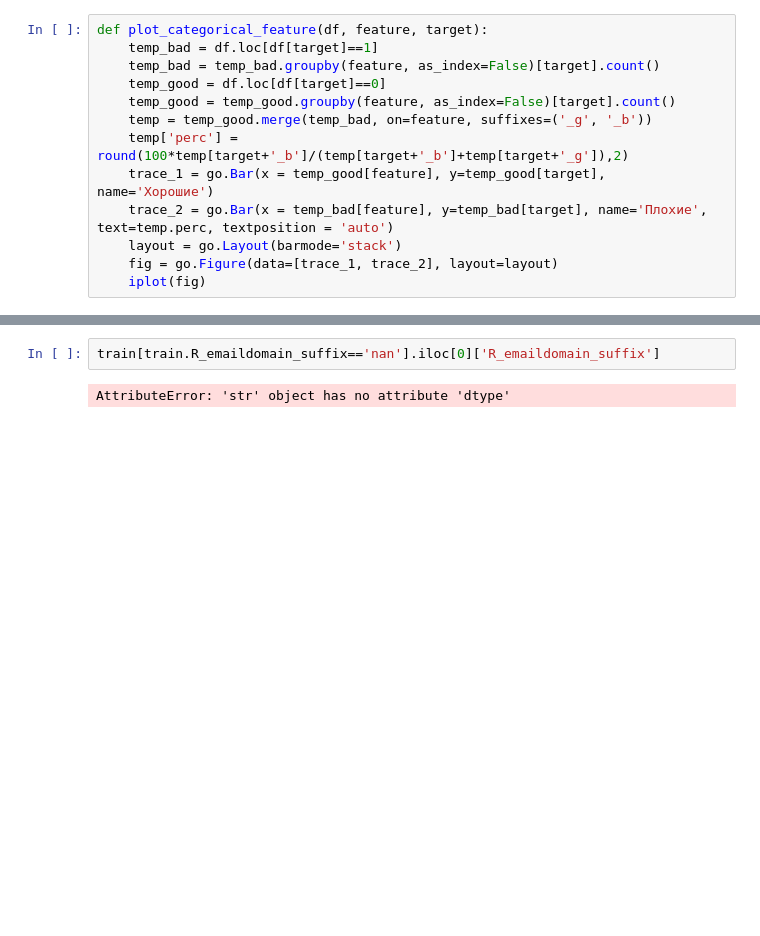
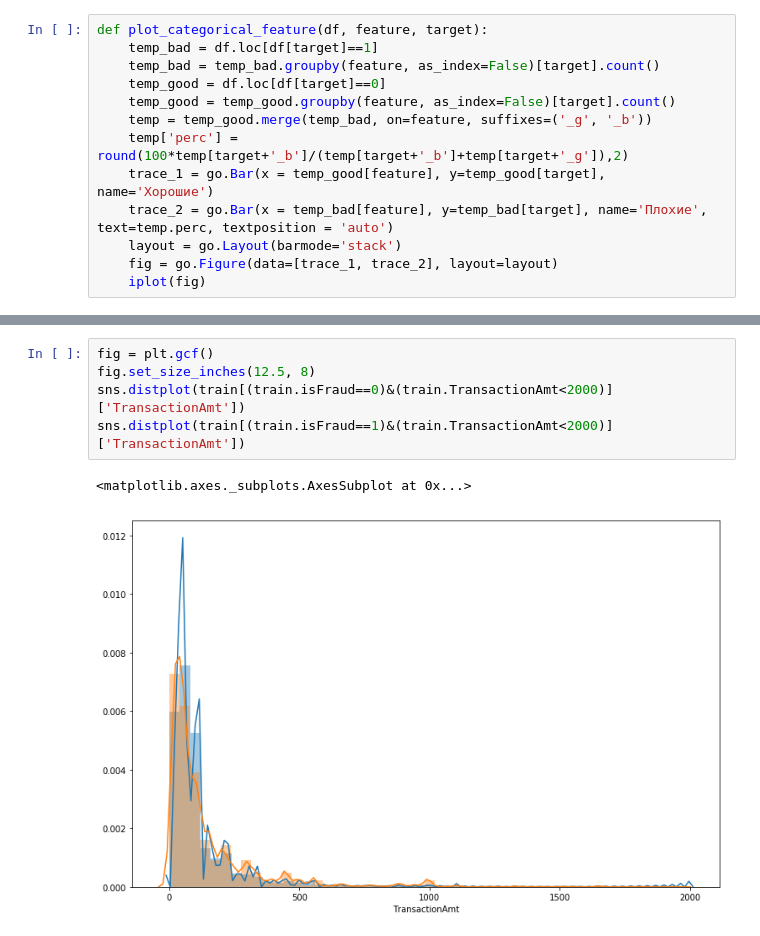
Before and after one commit to alwayswannadie1/fraud, a Jupyter notebook: Thoughts, Ideas, EDA.ipynb, the cells around one changed output, grey strips where cells are left out. Cells and saved outputs as stored; diff of their text form; blank space fills up the shorter version.

```diff
--- a/Thoughts, Ideas, EDA.ipynb
+++ b/Thoughts, Ideas, EDA.ipynb
@@ -153,5 +159,9 @@ centurylink     True
 Name: R_emaildomain_bin, dtype: bool
-# %%
-train[train.R_emaildomain_suffix=='nan'].iloc[0]['R_emaildomain_suffix']
-# %% [output]
-AttributeError: 'str' object has no attribute 'dtype'
+# %%
+fig = plt.gcf()
+fig.set_size_inches(12.5, 8)
+sns.distplot(train[(train.isFraud==0)&(train.TransactionAmt<2000)]['TransactionAmt'])
+sns.distplot(train[(train.isFraud==1)&(train.TransactionAmt<2000)]['TransactionAmt'])
+# %% [output]
+<matplotlib.axes._subplots.AxesSubplot at 0x...>
+[figure, added]
```
Also changed, not shown: parts of 14 cells of this notebook.
